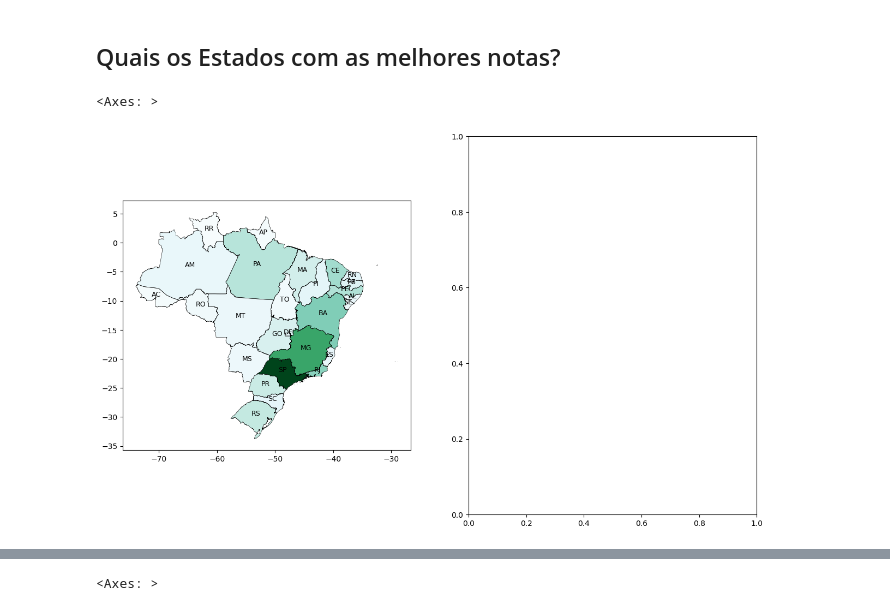
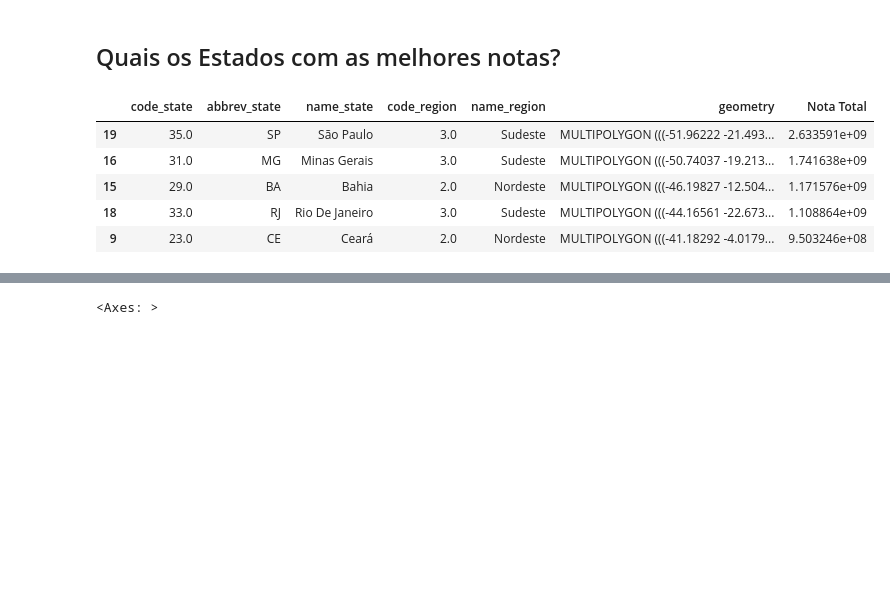
Before and after one commit to LiamFer/ENEM-Analysis, a Jupyter notebook: main_analysis.ipynb, the cells around one changed output, grey strips where cells are left out. Drawn from its saved outputs; the diff is of its cells as text; code cells hidden in the pictures; blank space fills up the shorter version.

```diff
--- a/main_analysis.ipynb
+++ b/main_analysis.ipynb
@@ -227,8 +226,9 @@ brazil_grades.plot(column="Nota Total", cmap="BuGn", linewidth=0.4, edgecolor=".
-# %%
-fig, axs = plt.subplots(1,2, figsize=(15,9))
-brazil_grades.apply(lambda x: axs[0].annotate(text=x['abbrev_state'], xy=x.geometry.centroid.coords[0], ha='center', fontsize=9),axis=1);
-brazil_grades.boundary.plot(ax=axs[0], color='Black', linewidth=.4)
-brazil_grades.plot(column="Nota Total",ax=axs[0], cmap='BuGn')
-# %% [output]
-<Axes: >
-[figure, removed]
+# %%
+brazil_grades.head()
+# %% [output]
+|  | code_state | abbrev_state | name_state | code_region | name_region | geometry | Nota Total |
+| 19 | 35.0 | SP | São Paulo | 3.0 | Sudeste | MULTIPOLYGON (((-51.96222 -21.493... | 2.633591e+09 |
+| 16 | 31.0 | MG | Minas Gerais | 3.0 | Sudeste | MULTIPOLYGON (((-50.74037 -19.213... | 1.741638e+09 |
+| 15 | 29.0 | BA | Bahia | 2.0 | Nordeste | MULTIPOLYGON (((-46.19827 -12.504... | 1.171576e+09 |
+| 18 | 33.0 | RJ | Rio De Janeiro | 3.0 | Sudeste | MULTIPOLYGON (((-44.16561 -22.673... | 1.108864e+09 |
+| 9 | 23.0 | CE | Ceará | 2.0 | Nordeste | MULTIPOLYGON (((-41.18292 -4.0179... | 9.503246e+08 |
```
Also changed, not shown: parts of 4 cells of this notebook.
